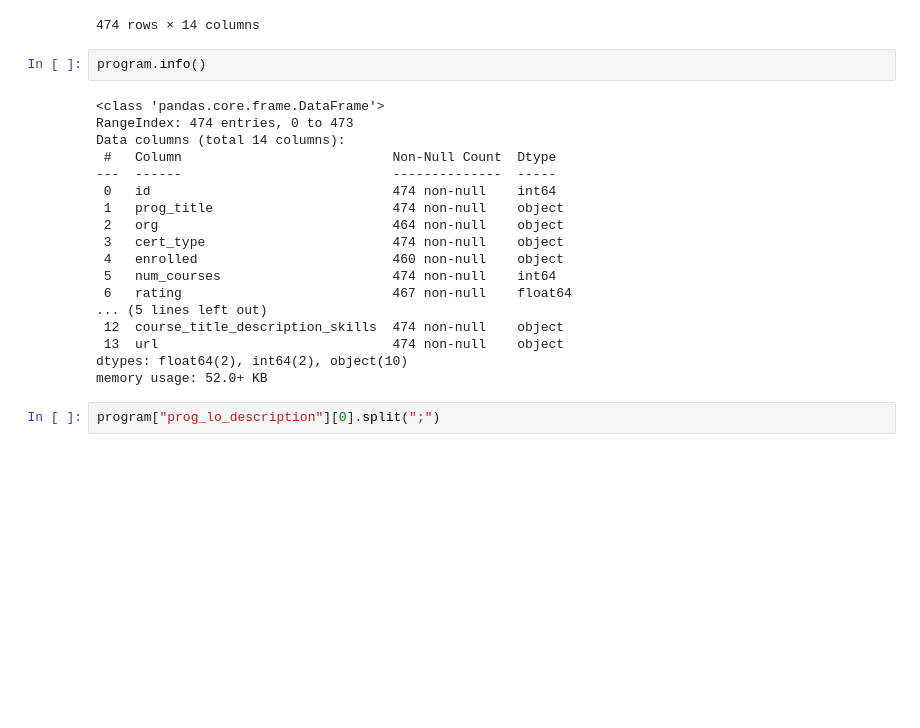
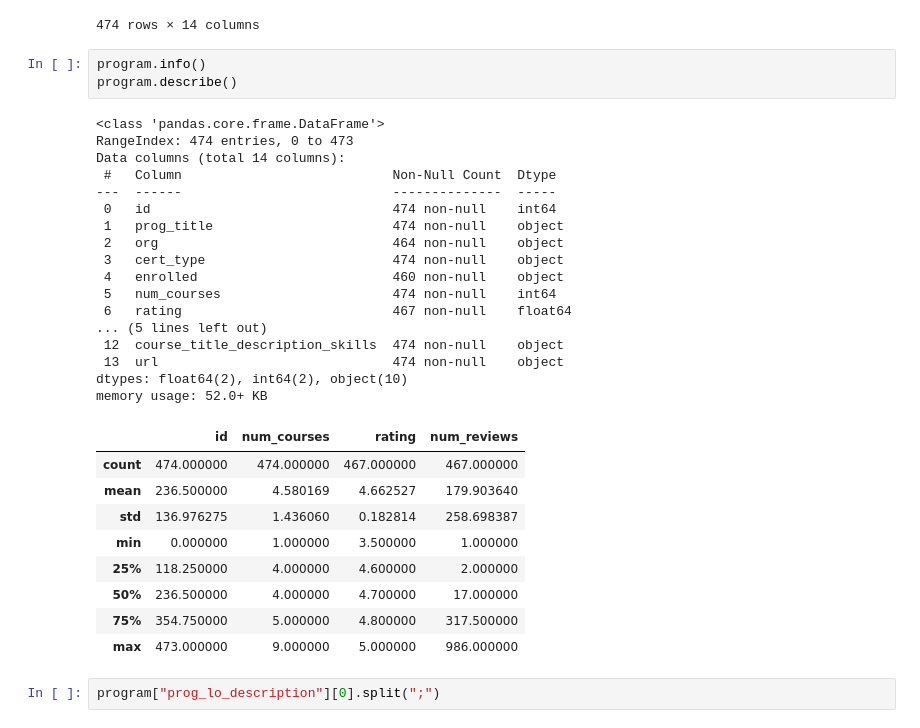
Before and after one commit to sriyanope/IS450-Project, a Jupyter notebook: eda.ipynb, the cells around one changed output. Drawn from its saved outputs; the diff is of its cells as text; blank space fills up the shorter version.

```diff
--- a/eda.ipynb
+++ b/eda.ipynb
@@ -25,24 +25,34 @@ program
 474 rows × 14 columns
 # %%
 program.info()
+program.describe()
 # %% [output]
 <class 'pandas.core.frame.DataFrame'>
 RangeIndex: 474 entries, 0 to 473
 Data columns (total 14 columns):
  #   Column                           Non-Null Count  Dtype
 ---  ------                           --------------  -----
  0   id                               474 non-null    int64
  1   prog_title                       474 non-null    object
  2   org                              464 non-null    object
  3   cert_type                        474 non-null    object
  4   enrolled                         460 non-null    object
  5   num_courses                      474 non-null    int64
  6   rating                           467 non-null    float64
 ... (5 lines left out)
  12  course_title_description_skills  474 non-null    object
  13  url                              474 non-null    object
 dtypes: float64(2), int64(2), object(10)
 memory usage: 52.0+ KB
+|  | id | num_courses | rating | num_reviews |
+| count | 474.000000 | 474.000000 | 467.000000 | 467.000000 |
+| mean | 236.500000 | 4.580169 | 4.662527 | 179.903640 |
+| std | 136.976275 | 1.436060 | 0.182814 | 258.698387 |
+| min | 0.000000 | 1.000000 | 3.500000 | 1.000000 |
+| 25% | 118.250000 | 4.000000 | 4.600000 | 2.000000 |
+| 50% | 236.500000 | 4.000000 | 4.700000 | 17.000000 |
+| 75% | 354.750000 | 5.000000 | 4.800000 | 317.500000 |
+| max | 473.000000 | 9.000000 | 5.000000 | 986.000000 |
 # %%
 program["prog_lo_description"][0].split(";")
 # %% [output]
```
Also changed, not shown: parts of 5 cells of this notebook, 1 other file.
